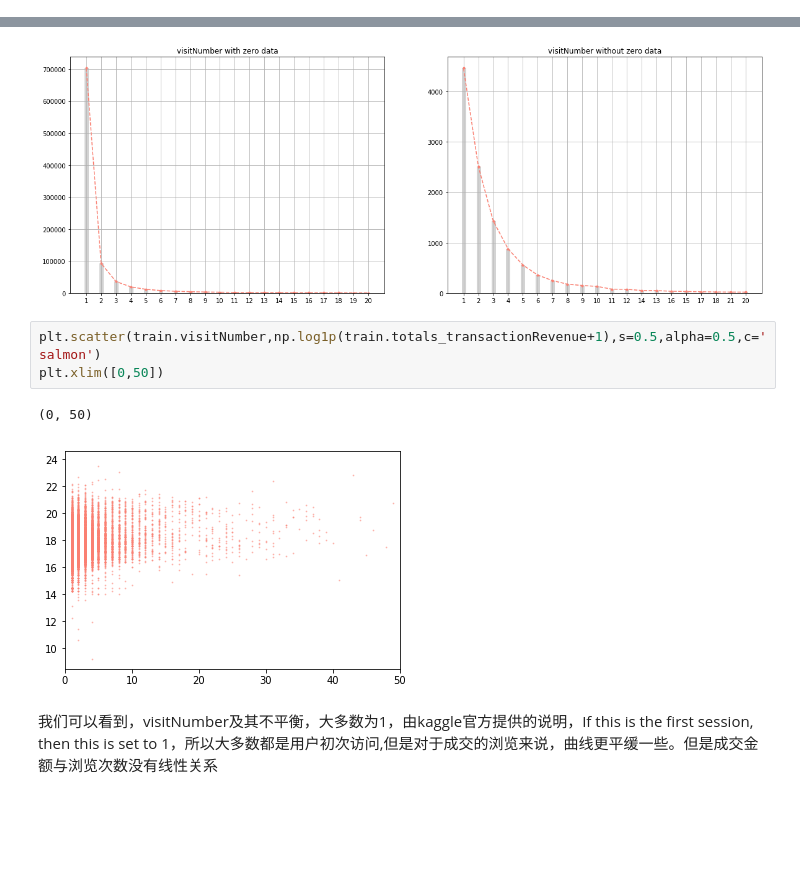
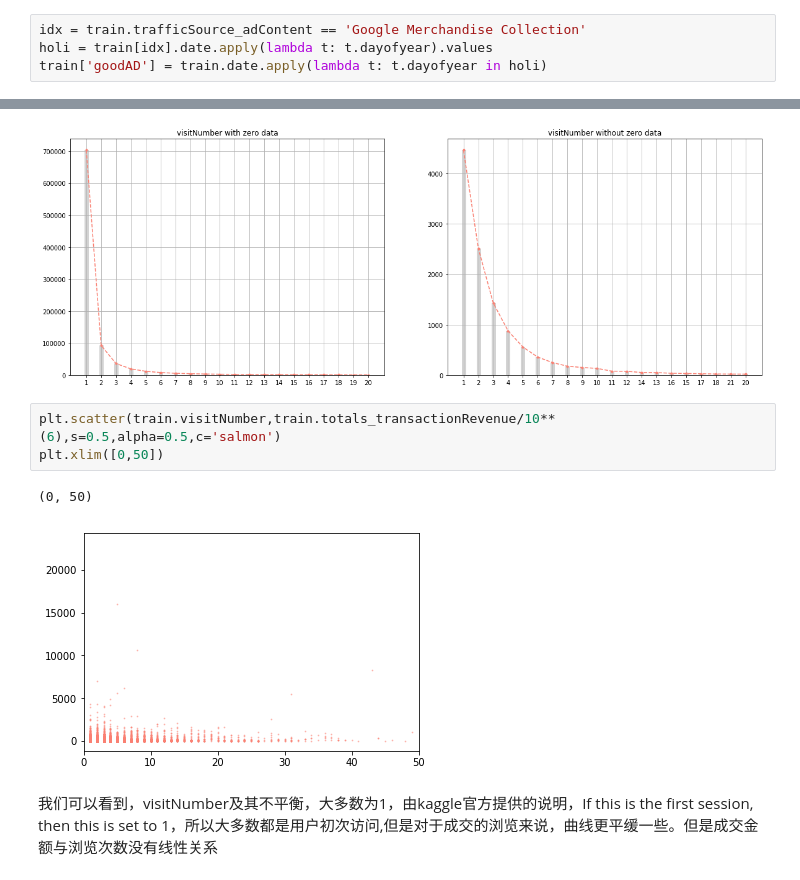
Before and after one commit to chamhoo/kaggle-R, a Jupyter notebook: DEA.ipynb, the cells around one changed output, grey strips where cells are left out. Saved outputs shown, nothing was run; the diff lists cells and outputs as text; blank space fills up the shorter version.

```diff
--- a/DEA.ipynb
+++ b/DEA.ipynb
@@ -204,3 +241,7 @@ train['week'] = train.date.apply(lambda t: t.dayofweek)
+# %%
+idx = train.trafficSource_adContent == 'Google Merchandise Collection'
+holi = train[idx].date.apply(lambda t: t.dayofyear).values
+train['goodAD'] = train.date.apply(lambda t: t.dayofyear in holi)
 # %% [markdown]
 ### socialEngagementType
 # %%
@@ -260,11 +301,11 @@ plotvisitnumber()
 # %% [output]
 [figure]
 # %%
-plt.scatter(train.visitNumber,np.log1p(train.totals_transactionRevenue+1),s=0.5,alpha=0.5,c='salmon')
+plt.scatter(train.visitNumber,train.totals_transactionRevenue/10**(6),s=0.5,alpha=0.5,c='salmon')
 plt.xlim([0,50])
 # %% [output]
 (0, 50)
-[figure, old version]
+[figure, new version]
 # %% [markdown]
 我们可以看到，visitNumber及其不平衡，大多数为1，由kaggle官方提供的说明，If this is the first session, then this is set to 1，所以大多数都是用户初次访问,但是对于成交的浏览来说，曲线更平缓一些。但是成交金额与浏览次数没有线性关系
 # %% [markdown]
```
Also changed, not shown: parts of 18 cells of this notebook, 1 other file.
